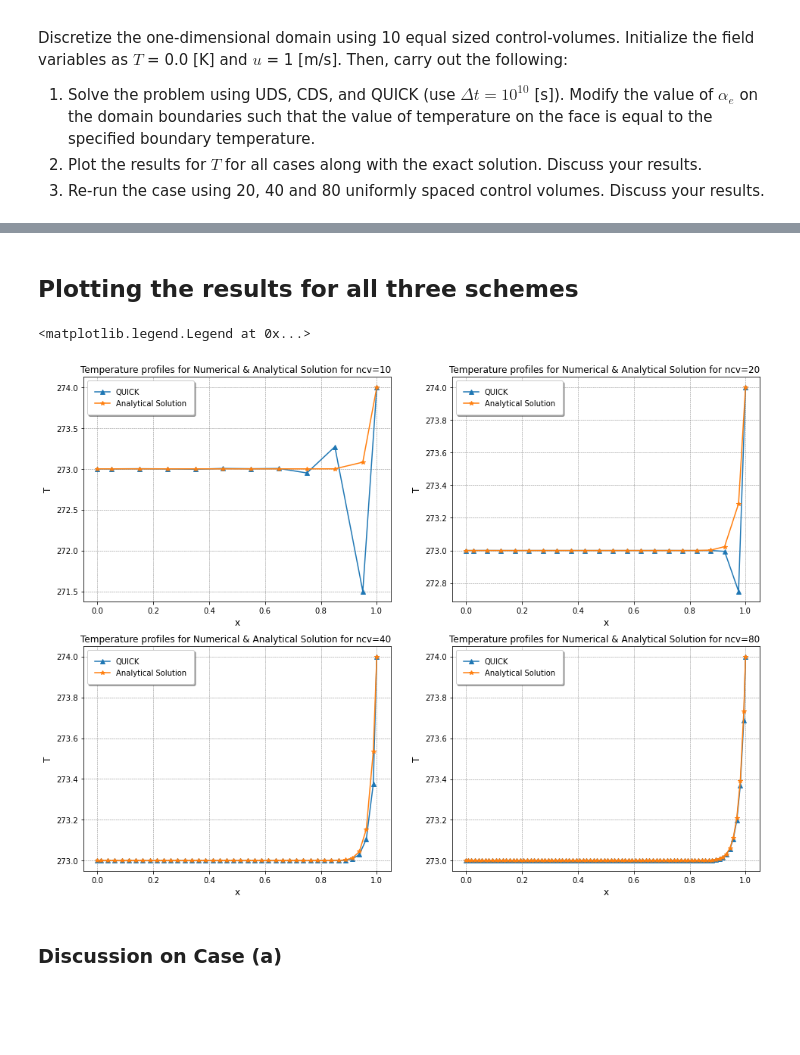
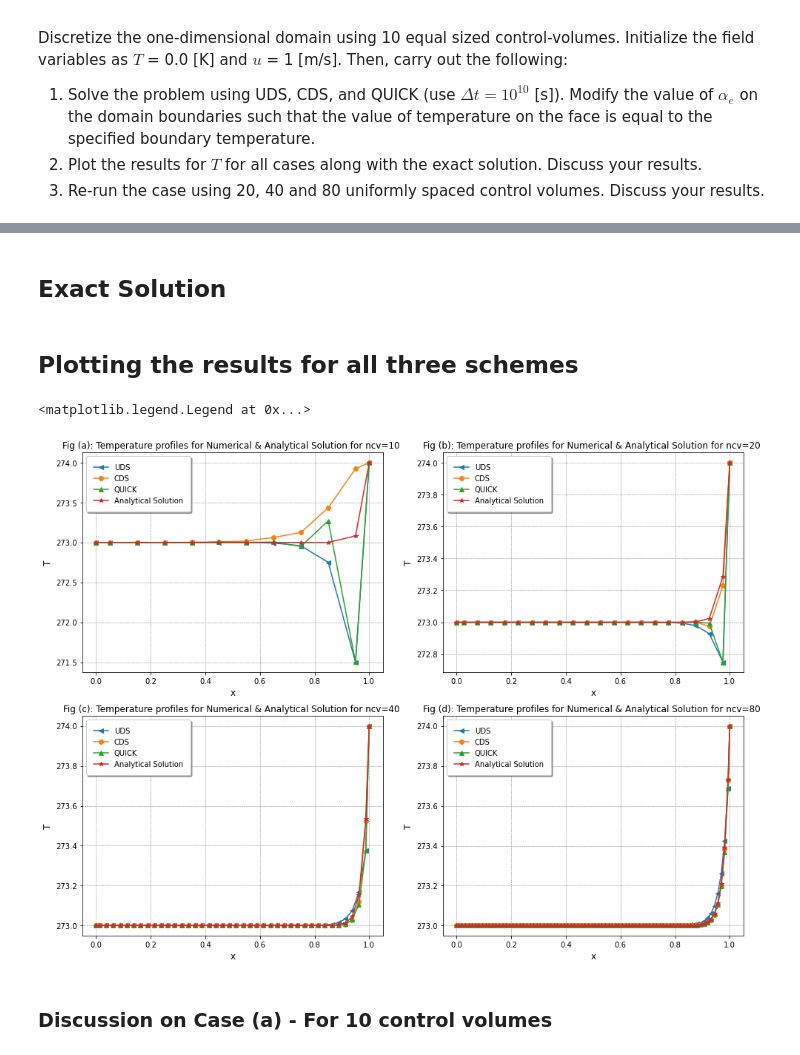
Before and after one commit to NafishaHaq/Assignment3, a Jupyter notebook: Problem1.ipynb, the cells around one changed output, grey strips where cells are left out. Cells and saved outputs as stored; diff of their text form; code cells hidden in the pictures; blank space fills up the shorter version.

Commit message:
Started writing discussion but could not properly understand/explain yet

```diff
--- a/Problem1.ipynb
+++ b/Problem1.ipynb
@@ -1916,7 +962,26 @@ Iteration = 9; Max. Resid. = 2.5322589294891965e-07; Avg. Resid. = 1.32532284562
+# %% [markdown]
+## Exact Solution
+# %%
+def ExactSoln(ncv_def):
+    lx = 1.0
+    ly = 0.1
+    lz = 0.1
+    ncv = ncv_def
+    grid = Grid(lx, ly, lz, ncv)
+    Pe = 50
+    T1 = 273
+    T2 = 274
+    T_exact = T1 + (((np.exp((grid.xP*Pe)/lx)-1)/(np.exp((Pe))-1))*(T2-T1))
+    return (T_exact)
+# %%
+T_exact_10 = ExactSoln(10)
+T_exact_20 = ExactSoln(20)
+T_exact_40 = ExactSoln(40)
+T_exact_80 = ExactSoln(80)
 # %% [markdown]
 ## Plotting the results for all three schemes
 # %%
-""" Plot for testing Accuracy of Numerical solution with Analytical solution """
+""" Plot for Comparison of Numerical solution with Exact solution """
 %matplotlib inline
 
 import matplotlib.pyplot as plt
@@ -1927,52 +992,51 @@ axes2 = fig.add_subplot(2,2,4)
 axes3 = fig.add_subplot(2,2,1)
 axes4 = fig.add_subplot(2,2,2)
 
-
-#axes1.plot(xp_uds_40, T_uds_40 , marker = "<", label = "UDS")
-#axes1.plot(xp_cds_40, T_cds_40 , marker = "o", label = "CDS")
+axes1.plot(xp_uds_40, T_uds_40 , marker = "<", label = "UDS")
+axes1.plot(xp_cds_40, T_cds_40 , marker = "o", label = "CDS")
 axes1.plot(xp_quick_40, T_quick_40 , marker = "^", label = "QUICK")
-axes1.plot(xp_uds_40, T_analytical_40 , marker = "*", label = "Analytical Solution")
+axes1.plot(xp_uds_40, T_exact_40 , marker = "*", label = "Analytical Solution")
 axes1.set_xlabel('x',fontsize = 12)
 axes1.set_ylabel('T',fontsize = 12)
-axes1.set_title('Temperature profiles for Numerical & Analytical Solution for ncv=40 ',fontsize = 12)
+axes1.set_title('Fig (c): Temperature profiles for Numerical & Analytical Solution for ncv=40 ',fontsize = 12)
 axes1.grid(True)
 axes1.grid(color = 'grey', linestyle = '--', linewidth = 0.5)
 axes1.legend(fancybox=True, framealpha=1, shadow=True, borderpad=1)
 
-#axes2.plot(xp_uds_80, T_uds_80 , marker = "<", label = "UDS")
-#axes2.plot(xp_cds_80, T_cds_80 , marker = "o", label = "CDS")
+axes2.plot(xp_uds_80, T_uds_80 , marker = "<", label = "UDS")
+axes2.plot(xp_cds_80, T_cds_80 , marker = "o", label = "CDS")
 axes2.plot(xp_quick_80, T_quick_80 , marker = "^", label = "QUICK")
-axes2.plot(xp_uds_80, T_analytical_80 , marker = "*", label = "Analytical Solution")
+axes2.plot(xp_uds_80, T_exact_80 , marker = "*", label = "Analytical Solution")
 axes2.set_xlabel('x',fontsize = 12)
 axes2.set_ylabel('T',fontsize = 12)
-axes2.set_title('Temperature profiles for Numerical & Analytical Solution for ncv=80 ',fontsize = 12)
+axes2.set_title('Fig (d): Temperature profiles for Numerical & Analytical Solution for ncv=80 ',fontsize = 12)
 axes2.grid(True)
 axes2.grid(color = 'grey', linestyle = '--', linewidth = 0.5)
 axes2.legend(fancybox=True, framealpha=1, shadow=True, borderpad=1)
 
-#axes3.plot(xp_uds_10, T_uds_10 , marker = "<", label = "UDS")
-#axes3.plot(xp_cds_10, T_cds_10 , marker = "o", label = "CDS")
+axes3.plot(xp_uds_10, T_uds_10 , marker = "<", label = "UDS")
+axes3.plot(xp_cds_10, T_cds_10 , marker = "o", label = "CDS")
 axes3.plot(xp_quick_10, T_quick_10 , marker = "^", label = "QUICK")
-axes3.plot(xp_uds_10, T_analytical_10 , marker = "*", label = "Analytical Solution")
+axes3.plot(xp_uds_10, T_exact_10 , marker = "*", label = "Analytical Solution")
 axes3.set_xlabel('x',fontsize = 12)
 axes3.set_ylabel('T',fontsize = 12)
-axes3.set_title('Temperature profiles for Numerical & Analytical Solution for ncv=10 ',fontsize = 12)
+axes3.set_title('Fig (a): Temperature profiles for Numerical & Analytical Solution for ncv=10 ',fontsize = 12)
 axes3.grid(True)
 axes3.grid(color = 'grey', linestyle = '--', linewidth = 0.5)
 axes3.legend(fancybox=True, framealpha=1, shadow=True, borderpad=1)
 
-#axes4.plot(xp_uds_20, T_uds_20 , marker = "<", label = "UDS")
-#axes4.plot(xp_cds_20, T_cds_20 , marker = "o", label = "CDS")
+axes4.plot(xp_uds_20, T_uds_20 , marker = "<", label = "UDS")
+axes4.plot(xp_cds_20, T_cds_20 , marker = "o", label = "CDS")
 axes4.plot(xp_quick_20, T_quick_20 , marker = "^", label = "QUICK")
-axes4.plot(xp_uds_20, T_analytical_20 , marker = "*", label = "Analytical Solution")
+axes4.plot(xp_uds_20, T_exact_20 , marker = "*", label = "Analytical Solution")
 axes4.set_xlabel('x',fontsize = 12)
 axes4.set_ylabel('T',fontsize = 12)
-axes4.set_title('Temperature profiles for Numerical & Analytical Solution for ncv=20 ',fontsize = 12)
+axes4.set_title('Fig (b): Temperature profiles for Numerical & Analytical Solution for ncv=20 ',fontsize = 12)
 axes4.grid(True)
 axes4.grid(color = 'grey', linestyle = '--', linewidth = 0.5)
 axes4.legend(fancybox=True, framealpha=1, shadow=True, borderpad=1)
 # %% [output]
 <matplotlib.legend.Legend at 0x...>
-[figure, old version]
+[figure, new version]
 # %% [markdown]
-### Discussion on Case (a)
+### Discussion on Case (a) - For 10 control volumes
```
Also changed, not shown: parts of 44 cells of this notebook.
